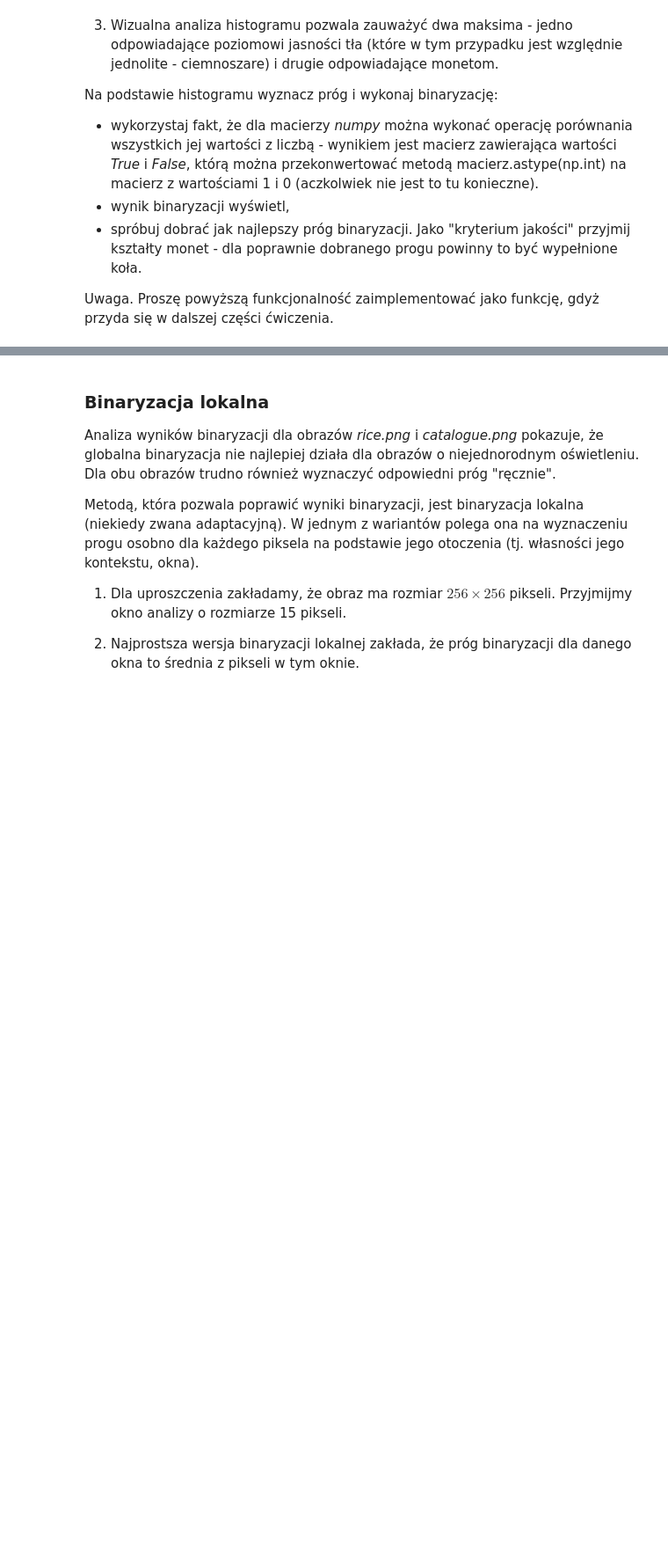
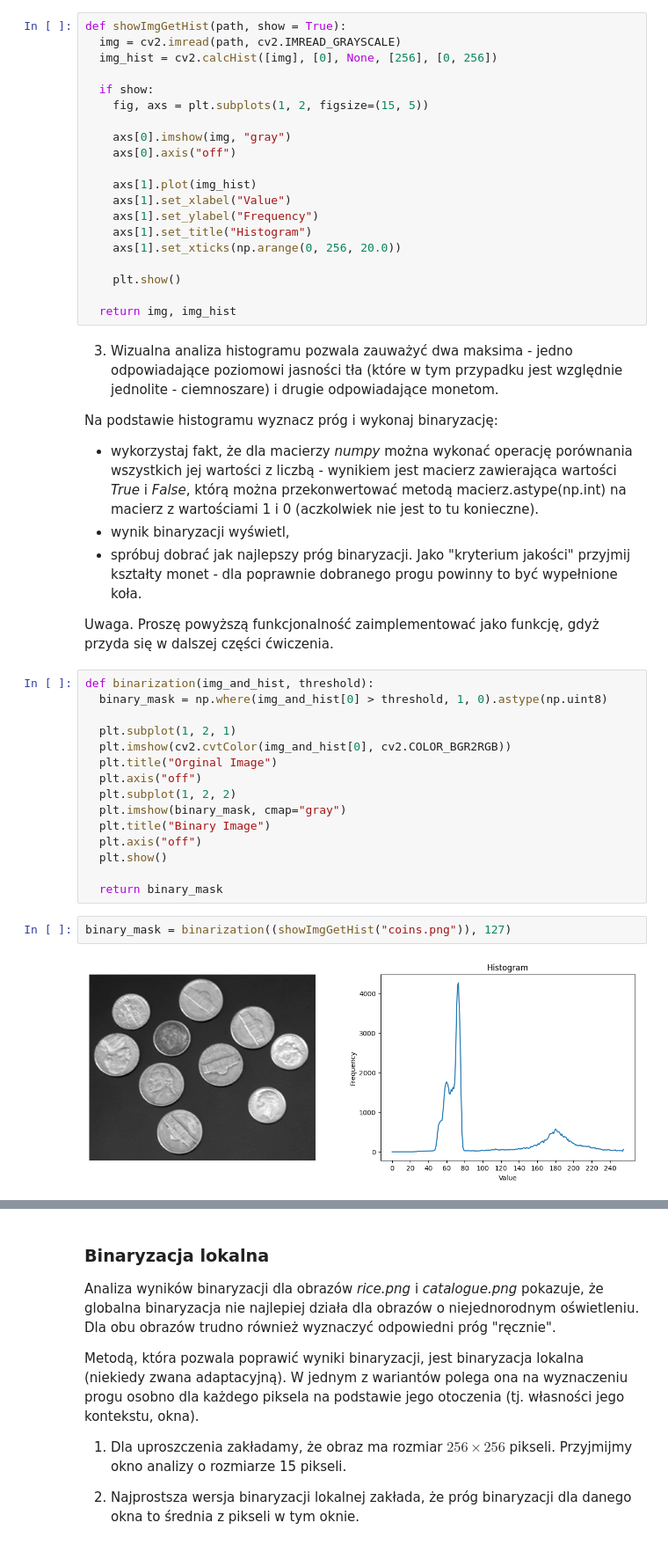
Before and after one commit to arturgesiarz/DigitalImageProcessing-Course, a Jupyter notebook: lab04/04_thresholding.ipynb, the cells around one changed output, grey strips where cells are left out. Shown at 88% size. Cells and saved outputs as stored; diff of their text form; blank space fills up the shorter version.

```diff
--- a/lab04/04_thresholding.ipynb
+++ b/lab04/04_thresholding.ipynb
@@ -47,6 +47,26 @@ for fileName in fileNames:
   if not os.path.exists(fileName):
       r = requests.get(url + fileName, allow_redirects=True)
       open(fileName, 'wb').write(r.content)
+# %%
+def showImgGetHist(path, show = True):
+  img = cv2.imread(path, cv2.IMREAD_GRAYSCALE)
+  img_hist = cv2.calcHist([img], [0], None, [256], [0, 256])
+
+  if show:
+    fig, axs = plt.subplots(1, 2, figsize=(15, 5))
+
+    axs[0].imshow(img, "gray")
+    axs[0].axis("off")
+
+    axs[1].plot(img_hist)
+    axs[1].set_xlabel("Value")
+    axs[1].set_ylabel("Frequency")
+    axs[1].set_title("Histogram")
+    axs[1].set_xticks(np.arange(0, 256, 20.0))
+
+    plt.show()
+
+  return img, img_hist
 # %% [markdown]
 3. Wizualna analiza histogramu pozwala zauważyć dwa maksima - jedno odpowiadające poziomowi jasności tła (które w tym przypadku jest względnie jednolite - ciemnoszare) i drugie odpowiadające monetom.
 
@@ -56,3 +76,22 @@ Na podstawie histogramu wyznacz próg i wykonaj binaryzację:
 - spróbuj dobrać jak najlepszy próg binaryzacji. Jako "kryterium jakości" przyjmij kształty monet - dla poprawnie dobranego progu powinny to być wypełnione koła.
 
 Uwaga. Proszę powyższą funkcjonalność zaimplementować jako funkcję, gdyż przyda się w dalszej części ćwiczenia.
+# %%
+def binarization(img_and_hist, threshold):
+  binary_mask = np.where(img_and_hist[0] > threshold, 1, 0).astype(np.uint8)
+
+  plt.subplot(1, 2, 1)
+  plt.imshow(cv2.cvtColor(img_and_hist[0], cv2.COLOR_BGR2RGB))
+  plt.title("Orginal Image")
+  plt.axis("off")
+  plt.subplot(1, 2, 2)
+  plt.imshow(binary_mask, cmap="gray")
+  plt.title("Binary Image")
+  plt.axis("off")
+  plt.show()
+
+  return binary_mask
+# %%
+binary_mask = binarization((showImgGetHist("coins.png")), 127)
+# %% [output]
+[figure, added]
```
Also changed, not shown: parts of 18 cells of this notebook.
